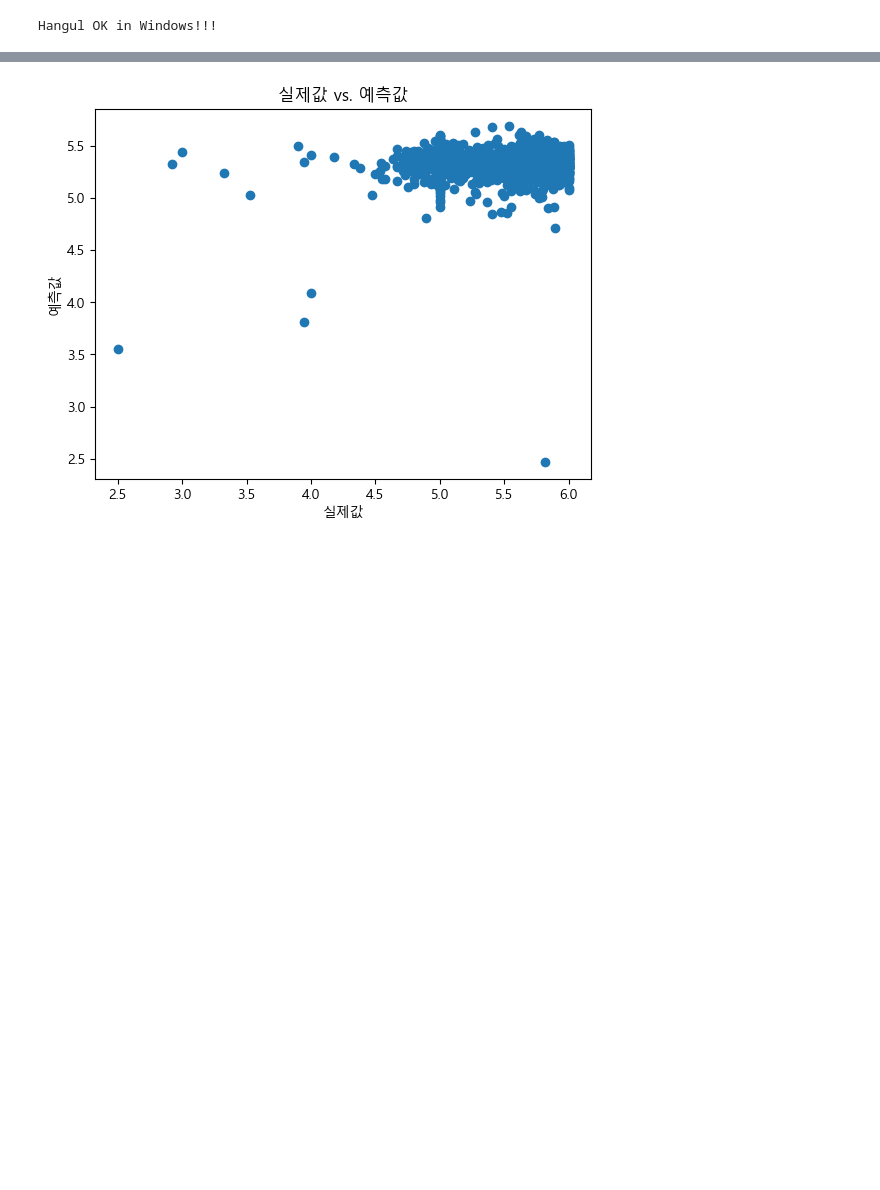
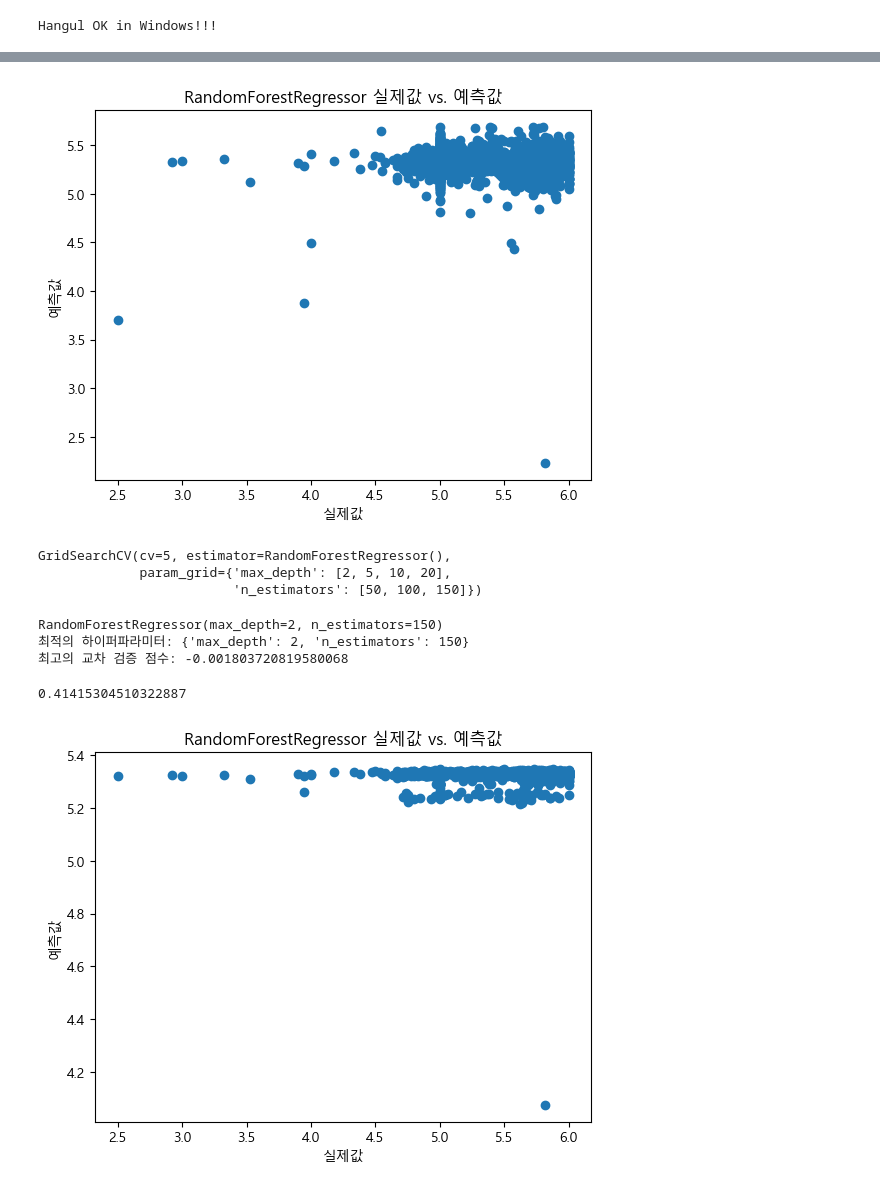
Before and after one commit to tmdcksdl/ML_Credit_Project, a Jupyter notebook: ML_Project/ML_Regression_model.ipynb, the cells around one changed output, grey strips where cells are left out. Cells and saved outputs as stored; diff of their text form; code cells hidden in the pictures; blank space fills up the shorter version.

```diff
--- a/ML_Project/ML_Regression_model.ipynb
+++ b/ML_Project/ML_Regression_model.ipynb
@@ -114,7 +151,42 @@ rf_rmse
 plt.scatter(y_test, y_pred)
 plt.xlabel('실제값')
 plt.ylabel('예측값')
-plt.title('실제값 vs. 예측값')
+plt.title('RandomForestRegressor 실제값 vs. 예측값')
 plt.show()
 # %% [output]
-[figure, old version]
+[figure, new version]
+# %%
+params = {
+    'n_estimators': [50, 100, 150],
+    'max_depth': [2, 5, 10, 20]
+}
+
+grid_search = GridSearchCV(estimator=rf, param_grid=params, cv=5)
+grid_search.fit(X_train, y_train)
+# %% [output]
+GridSearchCV(cv=5, estimator=RandomForestRegressor(),
+             param_grid={'max_depth': [2, 5, 10, 20],
+                         'n_estimators': [50, 100, 150]})
+# %%
+print(grid_search.best_estimator_)
+print("최적의 하이퍼파라미터:", grid_search.best_params_)
+print("최고의 교차 검증 점수:", grid_search.best_score_)
+# %% [output]
+RandomForestRegressor(max_depth=2, n_estimators=150)
+최적의 하이퍼파라미터: {'max_depth': 2, 'n_estimators': 150}
+최고의 교차 검증 점수: -0.001803720819580068
+# %%
+y_pred = grid_search.best_estimator_.predict(X_test)
+rf_mse = mean_squared_error(y_test, y_pred)
+rf_rmse = np.sqrt(rf_mse)
+rf_rmse
+# %% [output]
+0.41415304510322887
+# %%
+plt.scatter(y_test, y_pred)
+plt.xlabel('실제값')
+plt.ylabel('예측값')
+plt.title('RandomForestRegressor 실제값 vs. 예측값')
+plt.show()
+# %% [output]
+[figure, added]
```
Also changed, not shown: parts of 33 cells of this notebook.
